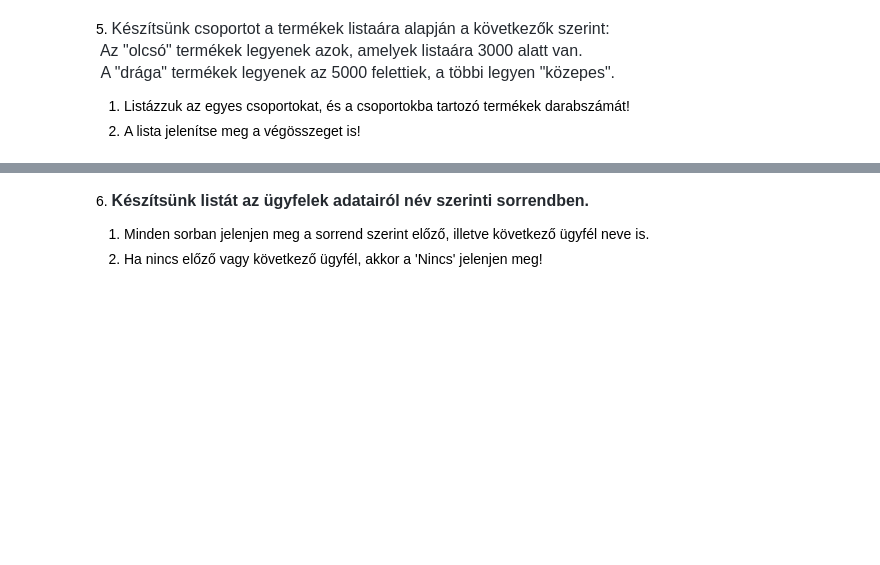
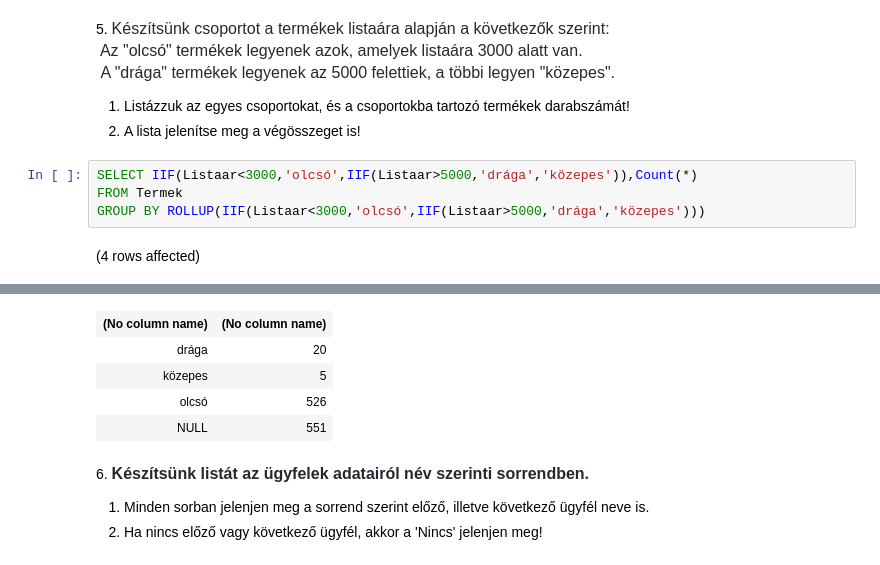
Before and after one commit to albertiadam/sql, a Jupyter notebook: gyakorlat05_feladatok.ipynb, the cells around one changed output, grey strips where cells are left out. Saved outputs shown, nothing was run; the diff lists cells and outputs as text; blank space fills up the shorter version.

```diff
--- a/gyakorlat05_feladatok.ipynb
+++ b/gyakorlat05_feladatok.ipynb
@@ -68,3 +130,9 @@ Total execution time: 00:00:00.217
 
 1. Listázzuk az egyes csoportokat, és a csoportokba tartozó termékek darabszámát!
 2. A lista jelenítse meg a végösszeget is!
+# %%
+SELECT IIF(Listaar<3000,'olcsó',IIF(Listaar>5000,'drága','közepes')),Count(*)
+FROM Termek
+GROUP BY ROLLUP(IIF(Listaar<3000,'olcsó',IIF(Listaar>5000,'drága','közepes')))
+# %% [output]
+(4 rows affected)
@@ -71,3 +140,8 @@ Total execution time: 00:00:00.217
+| (No column name) | (No column name) |
+| drága | 20 |
+| közepes | 5 |
+| olcsó | 526 |
+| NULL | 551 |
 # %% [markdown]
 6. <span style="font-weight: 600; color: rgb(36, 41, 47); font-family: -apple-system, BlinkMacSystemFont, &quot;Segoe UI&quot;, Helvetica, Arial, sans-serif, &quot;Apple Color Emoji&quot;, &quot;Segoe UI Emoji&quot;; font-size: 16px;">Készítsünk listát az ügyfelek adatairól név szerinti sorrendben.</span>
 
```
Also changed, not shown: parts of 3 cells of this notebook, 1 other file.
